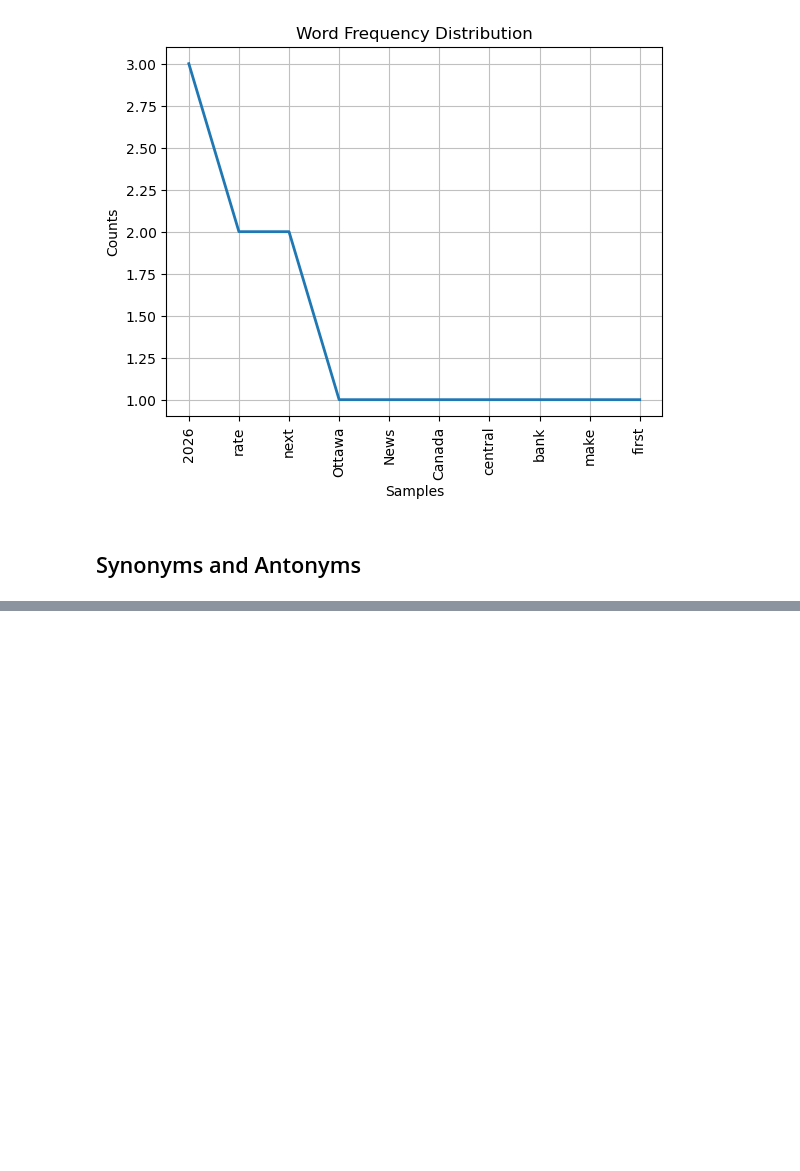
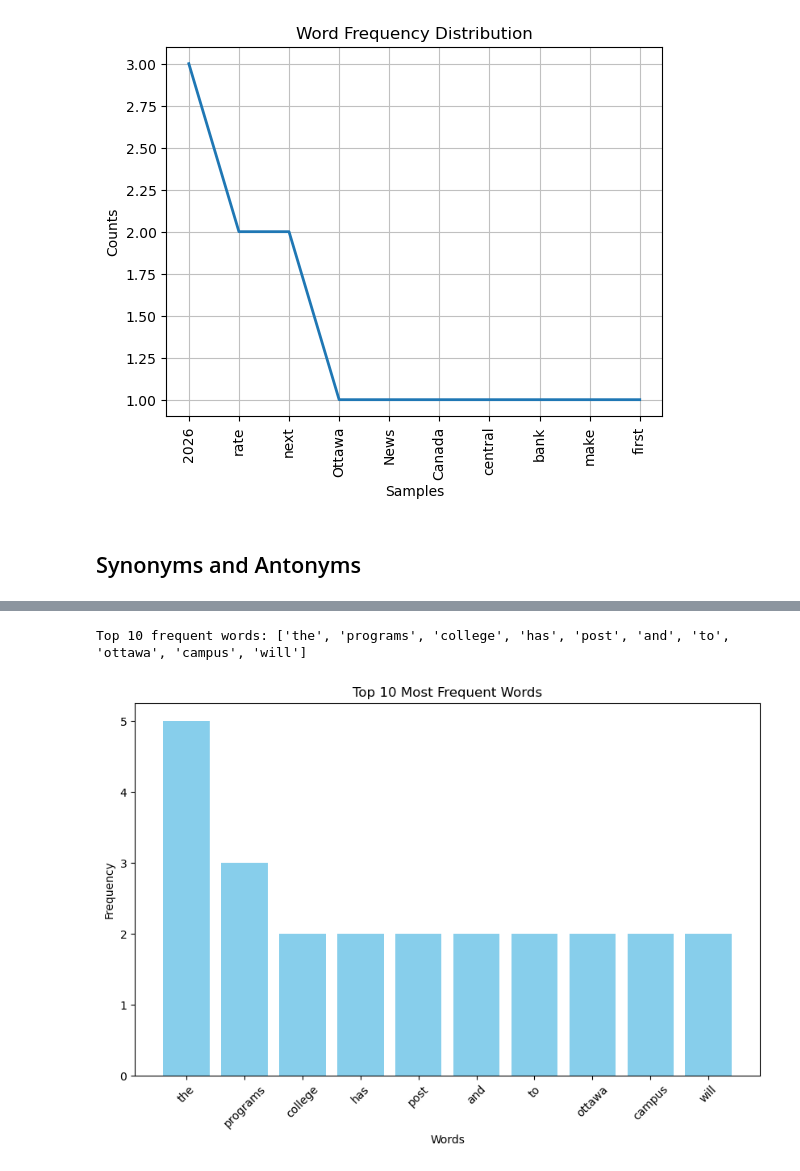
Before and after one commit to hjleed/BAM3034, a Jupyter notebook: Module3.ipynb, the cells around one changed output, grey strips where cells are left out. Saved outputs shown, nothing was run; the diff lists cells and outputs as text; code cells hidden in the pictures; blank space fills up the shorter version.

```diff
--- a/Module3.ipynb
+++ b/Module3.ipynb
@@ -183,0 +247,22 @@ Antonyms: {'unbar'}
+# %%
+# Step 2: Counting Word Frequencies
+import pandas as pd
+word2count = {}
+
+for data in dataset:
+    words = nltk.word_tokenize(data)
+    for word in words:
+        if word not in word2count:
+            word2count[word] = 1
+        else:
+            word2count[word] += 1
+
+stop_words = set(stopwords.words('english'))
+
+filtered_word2count = {word: count for word, count in word2count.items() if word not in stop_words}
+
+word_freq_df = pd.DataFrame(list(filtered_word2count.items()), columns=['Word', 'Frequency'])
+
+word_freq_df = word_freq_df.sort_values(by='Frequency', ascending=False)
+
+print(word_freq_df)
@@ -183,0 +287,22 @@ Antonyms: {'unbar'}
+# %%
+#Step 3: Selecting the Most Frequent Words
+import heapq
+import matplotlib.pyplot as plt
+
+freq_words = heapq.nlargest(10, word2count, key=word2count.get)
+
+print(f"Top 10 frequent words: {freq_words}")
+
+top_words = sorted(word2count.items(), key=lambda x: x[1], reverse=True)[:10]
+words, counts = zip(*top_words)
+
+plt.figure(figsize=(10, 6))
+plt.bar(words, counts, color='skyblue')
+plt.xticks(rotation=45)
+plt.title('Top 10 Most Frequent Words')
+plt.xlabel('Words')
+plt.ylabel('Frequency')
+plt.show()
+# %% [output]
+Top 10 frequent words: ['the', 'programs', 'college', 'has', 'post', 'and', 'to', 'ottawa', 'campus', 'will']
+[figure, added]
```
Also changed, not shown: parts of 10 cells of this notebook.
